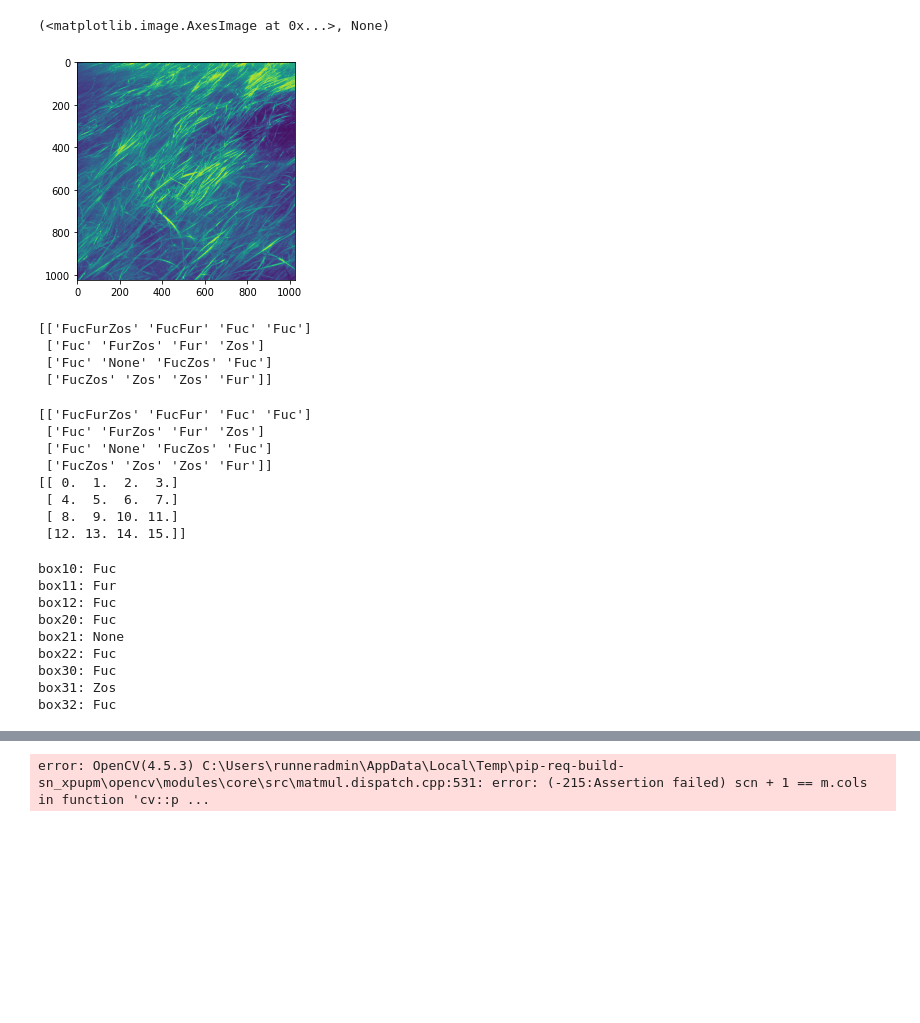
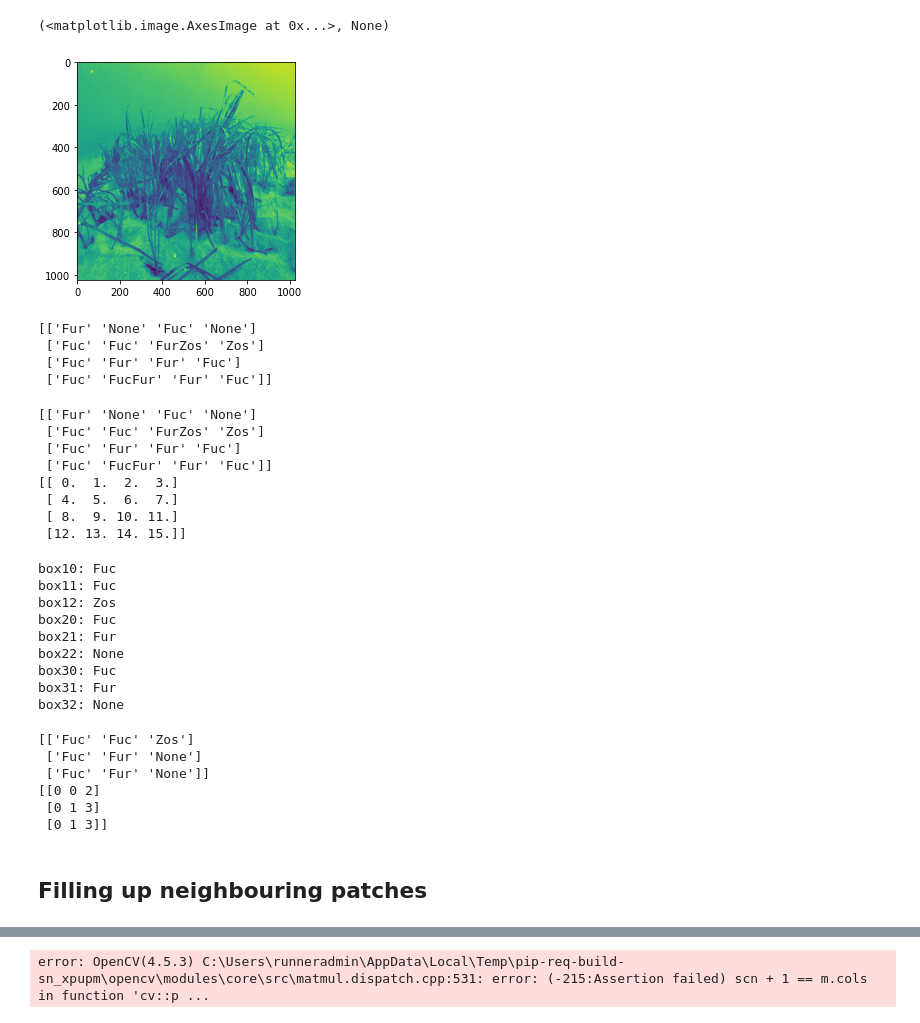
Before and after one commit to JavierGalindos/CV-BalticSea-FeatureDescriptors-Detectron2, a Jupyter notebook: orb_playground.ipynb, the cells around one changed output, grey strips where cells are left out. Drawn from its saved outputs; the diff is of its cells as text; code cells hidden in the pictures; blank space fills up the shorter version.

Commit message:
Object detection using FD finished

```diff
--- a/orb_playground.ipynb
+++ b/orb_playground.ipynb
@@ -46,9 +46,9 @@ import os
 
 #query_img_bw = cv2.imread('Etalons/Fucus/etalon_fucus_5.png',0)
 #train_img_bw = cv2.imread('Processed images/Fucus/Fucus_24.jpg',0)
-train_img_bw = cv2.imread('Processed images/Zostera marina/zostera_marina_12.jpg',0)
+train_img_bw = cv2.imread('Processed images/Zostera marina/zostera_marina_26.jpg',0)
 #train_img_bw = cv2.imread('Processed images/Furcellaria lumbricalis/furcellaria_lumbricalis_2.jpg')
-#train_img_bw = cv2.imread('Processed images/Fucus/Fucus_13.jpg',0)
+#train_img_bw = cv2.imread('Processed images/Fucus/Fucus_7.jpg',0)
 
 plt.imshow(train_img_bw),plt.show()
 #print(train_img_bw.shape)
@@ -115,38 +115,38 @@ for x_coord in range(0, train_img_bw.shape[0], step):
 
                 # draw the matches to the final image
                 # containing both the images the drawMatches()
                 # function takes both images and keypoints
                 # and outputs the matched query image with
                 # its train image
                 # final_img = cv2.drawMatchesKnn(query_img_bw, queryKeypoints,
                 # img_patch, trainKeypoints, matches[:50],None)
                 good = [[m] for m, n in matches if m.distance < lowe_ratio*n.distance]
                 # img3 = cv2.drawMatchesKnn(query_img_bw,queryKeypoints,img_patch,trainKeypoints,good, None, flags=2)
                 max_goodies += len(good)
 
             class_for_patch.append(max_goodies)
         #print((class_for_patch))
         if np.max(class_for_patch) > good_match_thresh:
             #deal with multiple maxima at one point
             m = [i for i,j in enumerate(class_for_patch) if j==np.max(class_for_patch)]
 
             pred_patch_class = ''
             for i in m:
                 pred_patch_class += classes[i]
 
         else:
             pred_patch_class = 'None'
 
         #print(pred_patch_class)
         grid_class[int(begin_x/step),int(begin_y/step)] = pred_patch_class
 
 print(grid_class)
 # %% [output]
-[figure, old version]
+[figure, new version]
-[['FucFurZos' 'FucFur' 'Fuc' 'Fuc']
- ['Fuc' 'FurZos' 'Fur' 'Zos']
- ['Fuc' 'None' 'FucZos' 'Fuc']
- ['FucZos' 'Zos' 'Zos' 'Fur']]
+[['Fur' 'None' 'Fuc' 'None']
+ ['Fuc' 'Fuc' 'FurZos' 'Zos']
+ ['Fuc' 'Fur' 'Fur' 'Fuc']
+ ['Fuc' 'FucFur' 'Fur' 'Fuc']]
 # %%
 print(grid_class)
 
@@ -163,10 +163,10 @@ for i in range(grid_per_side):
         nr +=1
 print(numerical_grid)
 # %% [output]
-[['FucFurZos' 'FucFur' 'Fuc' 'Fuc']
- ['Fuc' 'FurZos' 'Fur' 'Zos']
- ['Fuc' 'None' 'FucZos' 'Fuc']
- ['FucZos' 'Zos' 'Zos' 'Fur']]
+[['Fur' 'None' 'Fuc' 'None']
+ ['Fuc' 'Fuc' 'FurZos' 'Zos']
+ ['Fuc' 'Fur' 'Fur' 'Fuc']
+ ['Fuc' 'FucFur' 'Fur' 'Fuc']]
 [[ 0.  1.  2.  3.]
  [ 4.  5.  6.  7.]
  [ 8.  9. 10. 11.]
@@ -193,6 +193,8 @@ box32 = [10,11,14,15]
 all_windows = [box10, box11, box12, box20, box21, box22, box30, box31,box32]
 windows_names = ['box10', 'box11', 'box12', 'box20', 'box21', 'box22', 'box30', 'box31','box32']
 i = 0
+best_class = np.zeros(9, dtype='object')
+best_class_num = np.zeros(9, dtype='int')
 for box in all_windows:
 
     fuc = 0
@@ -213,22 +215,43 @@ for box in all_windows:
         zos += multiplier*len(re.findall('Zos', element))
         no += multiplier*len(re.findall('None', element))
 
+    # print(fuc)
+    # print(fur)
+    # print(zos)
+    # print(no)
     #find all the occurences of maximum class
-    m = [i for i,j in enumerate((fuc, fur, zos, no)) if j==np.argmax((fuc, fur, zos, no))]
+    m = [skd for skd,j in enumerate((fuc, fur, zos, no)) if j==np.max((fuc, fur, zos, no))]
     #more than 2 with same likelihood? then just None to avoid confusion
+    #print(m)
     if(len(m) > 1):
-        best_class = classes[3] #none
+        best_class[i] = classes[3] #none
+        best_class_num[i] = 3
     else:
-        best_class = classes[np.argmax((fuc, fur, zos, no))]
-    print('%s: %s' %(windows_names[i], best_class))
+        best_class[i] = classes[np.argmax((fuc, fur, zos, no))]
+        best_class_num[i] = np.argmax((fuc, fur, zos, no))
+    print('%s: %s' %(windows_names[i], best_class[i]))
     i+=1
 # %% [output]
 box10: Fuc
-box11: Fur
-box12: Fuc
+box11: Fuc
+box12: Zos
 box20: Fuc
-box21: None
-box22: Fuc
+box21: Fur
+box22: None
 box30: Fuc
-box31: Zos
-box32: Fuc
+box31: Fur
+box32: None
+# %%
+best_class = best_class.reshape((3,3))
+best_class_num = best_class_num.reshape((3,3))
+print(best_class)
+print(best_class_num)
+# %% [output]
+[['Fuc' 'Fuc' 'Zos']
+ ['Fuc' 'Fur' 'None']
+ ['Fuc' 'Fur' 'None']]
+[[0 0 2]
+ [0 1 3]
+ [0 1 3]]
+# %% [markdown]
+## Filling up neighbouring patches
```
Also changed, not shown: parts of 4 cells of this notebook.
